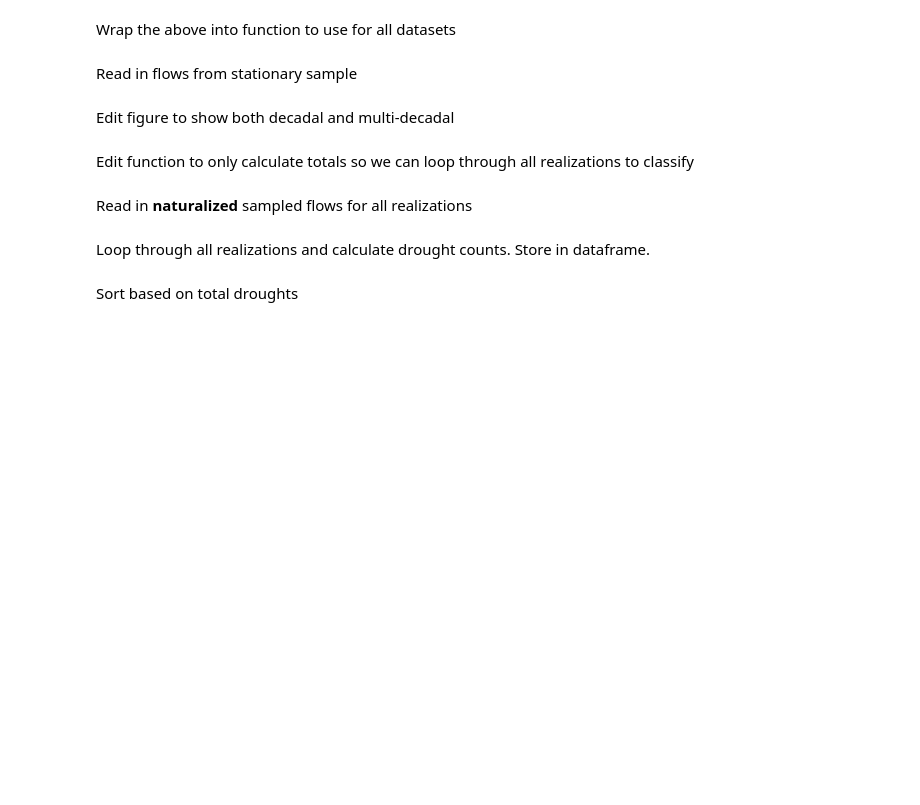
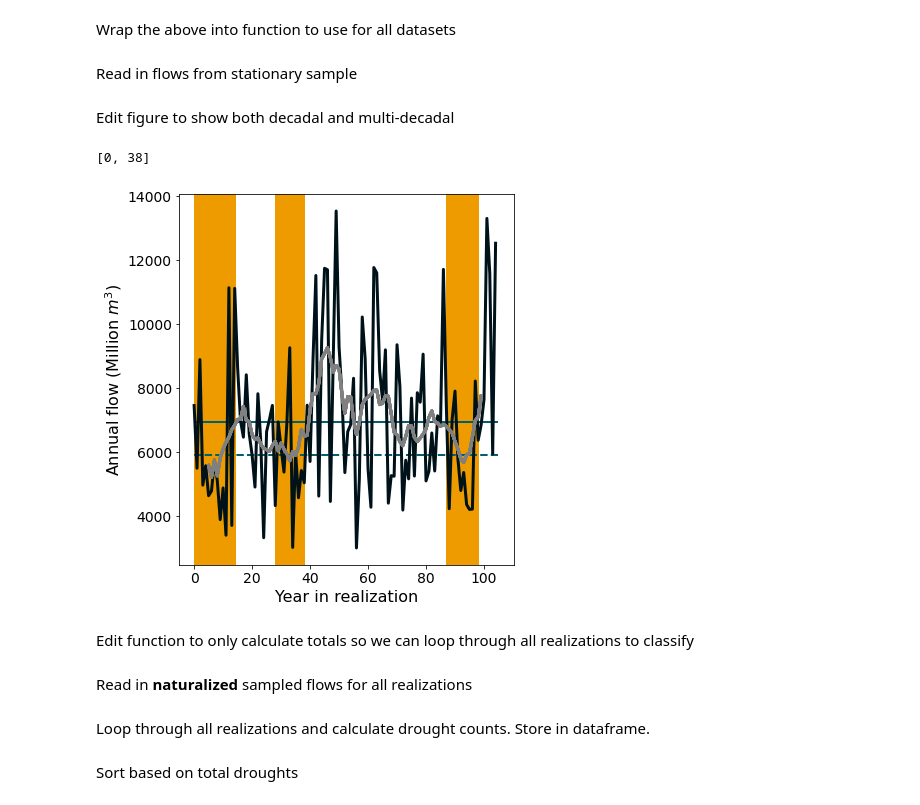
Before and after one commit to antonia-had/rival_framings_demand, a Jupyter notebook: classify_naturalized_streamflows-drought.ipynb, the cells around one changed output. Saved outputs shown, nothing was run; the diff lists cells and outputs as text; code cells hidden in the pictures; blank space fills up the shorter version.

```diff
--- a/classify_naturalized_streamflows-drought.ipynb
+++ b/classify_naturalized_streamflows-drought.ipynb
@@ -141,12 +141,12 @@ annual_stationary_flows = np.sum(stationary_flows, axis=2)
 # %% [markdown]
 Edit figure to show both decadal and multi-decadal
 # %%
-def drought_identification_plots(timeseries, drought_threshold, decadal_window=11, multidecadal_window=35):
+def drought_identification_plots(timeseries, drought_threshold, filename, decadal_window=11, multidecadal_window=35):
     drought_windows=[multidecadal_window, decadal_window]
     drought_colors=[ '#CA6702', '#EE9B00']
     all_years = len(timeseries)
 
-    fig = plt.figure(figsize=(16,9))
+    fig = plt.figure(figsize=(6,9))
     # parameters to specify the width and height ratios between rows and columns
     widths= [1]
     heights = [5, 1]
@@ -195,8 +195,8 @@ def drought_identification_plots(timeseries, drought_threshold, decadal_window=1
             last_year = year+half_window
             #the window to highlight is +/- 5 years from the identified year crossing the threshold
             ax.axvspan(first_year, last_year, color=drought_colors[w])
-#         ax.plot(np.arange(half_window, all_years-half_window),
-#                 moving_averages, linewidth=3, color='grey', label=f'{window_size}-yr mean')
+            ax.plot(np.arange(half_window, all_years-half_window),
+                    moving_averages, linewidth=3, color='grey', label=f'{window_size}-yr mean')
             all_drought_years_in_window.extend(np.arange(first_year, last_year+1))
 
         all_drought_years.append(set(all_drought_years_in_window))
@@ -207,21 +207,27 @@ def drought_identification_plots(timeseries, drought_threshold, decadal_window=1
     ax.tick_params(axis='both', labelsize=14)
     ax.set_ylabel("Annual flow (Million $m^3$)", fontsize=16)
     ax.set_xlabel("Year in realization", fontsize=16)
-    ax.legend(fontsize=16, loc='upper right')
+    #ax.legend(fontsize=16, loc='upper right')
 
-    ax2 = fig.add_subplot(gspec[1,:])
-    #plot decadal first and then multidecadal
-    ax2.barh(1, total_drought_years[1], color = '#EE9B00')
-    ax2.barh(1, total_drought_years[0], left = total_drought_years[1], color = '#CA6702')
+#     ax2 = fig.add_subplot(gspec[1,:])
+#     #plot decadal first and then multidecadal
+#     ax2.barh(1, total_drought_years[1], color = '#EE9B00')
+#     ax2.barh(1, total_drought_years[0], left = total_drought_years[1], color = '#CA6702')
 
-    ax2.spines['right'].set_visible(False)
-    ax2.spines['left'].set_visible(False)
-    ax2.spines['top'].set_visible(False)
-    ax2.set_yticks([])
-    ax2.tick_params(axis='x', labelsize=14)
-    ax2.set_xlabel("Total years in drought", fontsize=16)
-    ax2.set_xlim(ax.get_xlim())
+#     ax2.spines['right'].set_visible(False)
+#     ax2.spines['left'].set_visible(False)
+#     ax2.spines['top'].set_visible(False)
+#     ax2.set_yticks([])
+#     ax2.tick_params(axis='x', labelsize=14)
+#     ax2.set_xlabel("Total years in drought", fontsize=16)
+#     ax2.set_xlim(ax.get_xlim())
+    plt.savefig(filename)
     return(total_drought_years)
+# %%
+drought_identification_plots(annual_stationary_flows[3], drought_threshold, 'synthetic_droughts_a.svg')
+# %% [output]
+[0, 38]
+[figure, added]
 # %% [markdown]
 Edit function to only calculate totals so we can loop through all realizations to classify
 # %%
```
Also changed, not shown: parts of 2 cells of this notebook, 4 other files.
